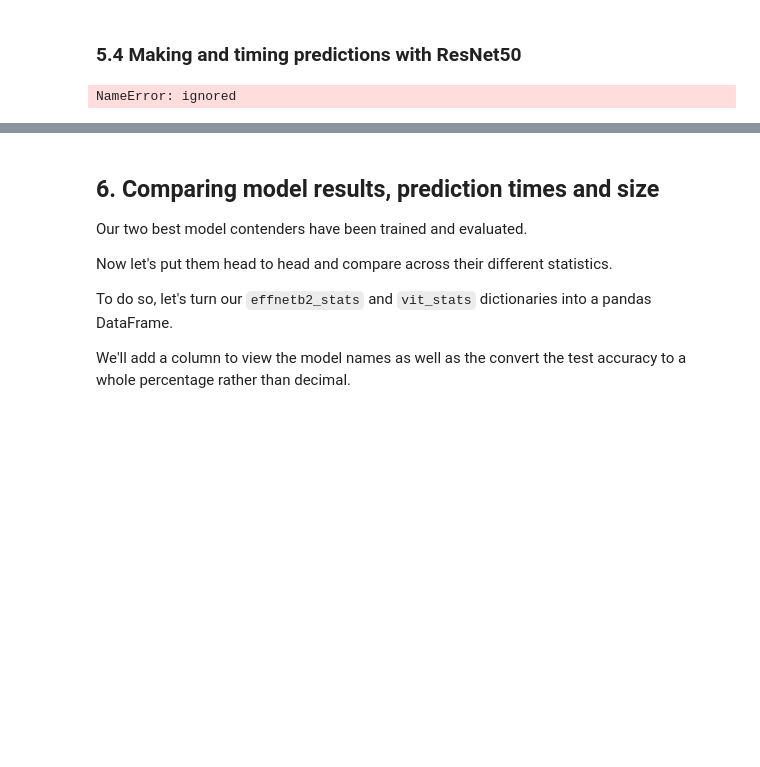
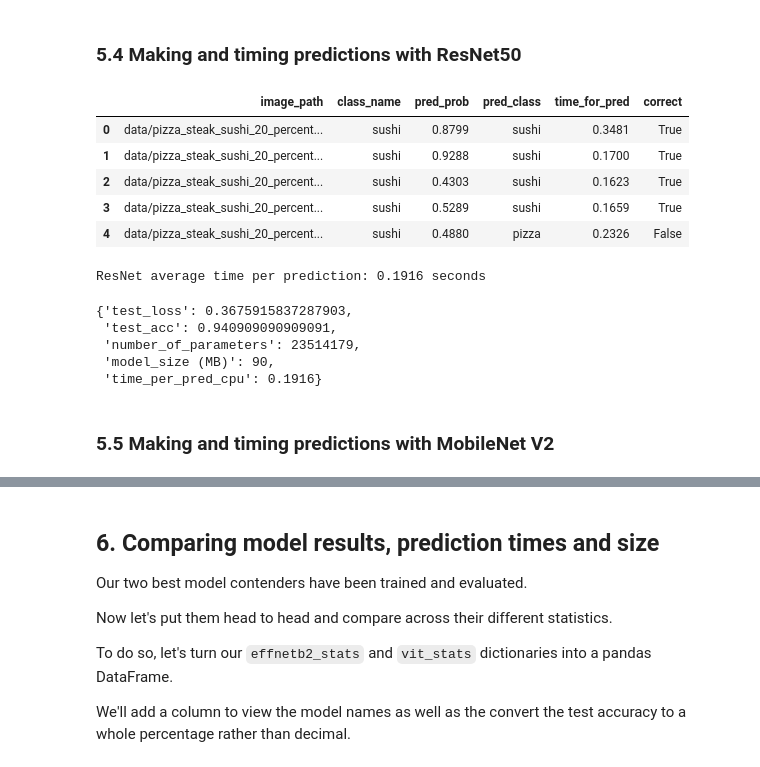
Before and after one commit to pksi/pyTorch_DL_models, a Jupyter notebook: pytorch_model_deployment.ipynb, the cells around one changed output, grey strips where cells are left out. Drawn from its saved outputs; the diff is of its cells as text; code cells hidden in the pictures; blank space fills up the shorter version.

```diff
--- a/pytorch_model_deployment.ipynb
+++ b/pytorch_model_deployment.ipynb
@@ -990,5 +769,5 @@ def create_mbn_model(num_classes:int=3,
 
     return model, transforms
 # %%
-mbn, mbn_transforms = create_resnet_model(num_classes=3,
+mbn, mbn_transforms = create_mbn_model(num_classes=3,
                                        seed=42)
@@ -1425,9 +1173,31 @@ resnet_test_pred_dicts = pred_and_store(paths=test_data_paths,
                                      transform=resnet_transforms,
                                      class_names=class_names,
                                      device="cpu")
+# %%
+import pandas as pd
+resnet_test_pred_df = pd.DataFrame(resnet_test_pred_dicts)
+resnet_test_pred_df.head()
+# %% [output]
+|  | image_path | class_name | pred_prob | pred_class | time_for_pred | correct |
+| 0 | data/pizza_steak_sushi_20_percent... | sushi | 0.8799 | sushi | 0.3481 | True |
+| 1 | data/pizza_steak_sushi_20_percent... | sushi | 0.9288 | sushi | 0.1700 | True |
+| 2 | data/pizza_steak_sushi_20_percent... | sushi | 0.4303 | sushi | 0.1623 | True |
+| 3 | data/pizza_steak_sushi_20_percent... | sushi | 0.5289 | sushi | 0.1659 | True |
+| 4 | data/pizza_steak_sushi_20_percent... | sushi | 0.4880 | pizza | 0.2326 | False |
 # %%
 # Calculate average time per prediction for resnet model
 resnet_average_time_per_pred = round(resnet_test_pred_df.time_for_pred.mean(), 4)
 print(f"ResNet average time per prediction: {resnet_average_time_per_pred} seconds")
 # %% [output]
-NameError: ignored
+ResNet average time per prediction: 0.1916 seconds
+# %%
+resnet_stats["time_per_pred_cpu"] = resnet_average_time_per_pred
+resnet_stats
+# %% [output]
+{'test_loss': 0.3675915837287903,
+ 'test_acc': 0.940909090909091,
+ 'number_of_parameters': 23514179,
+ 'model_size (MB)': 90,
+ 'time_per_pred_cpu': 0.1916}
+# %% [markdown]
+### 5.5 Making and timing predictions with MobileNet V2
```
Also changed, not shown: parts of 31 cells of this notebook.
